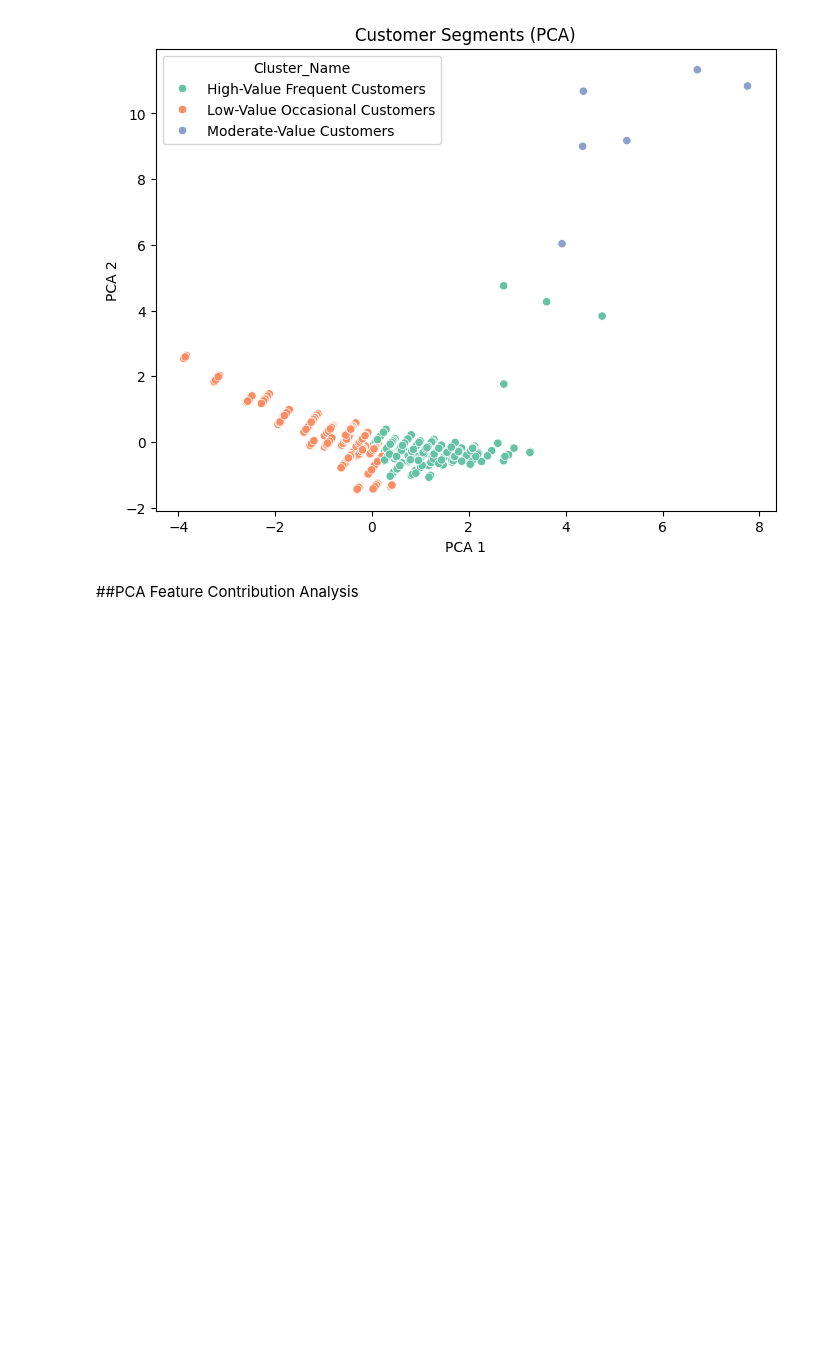
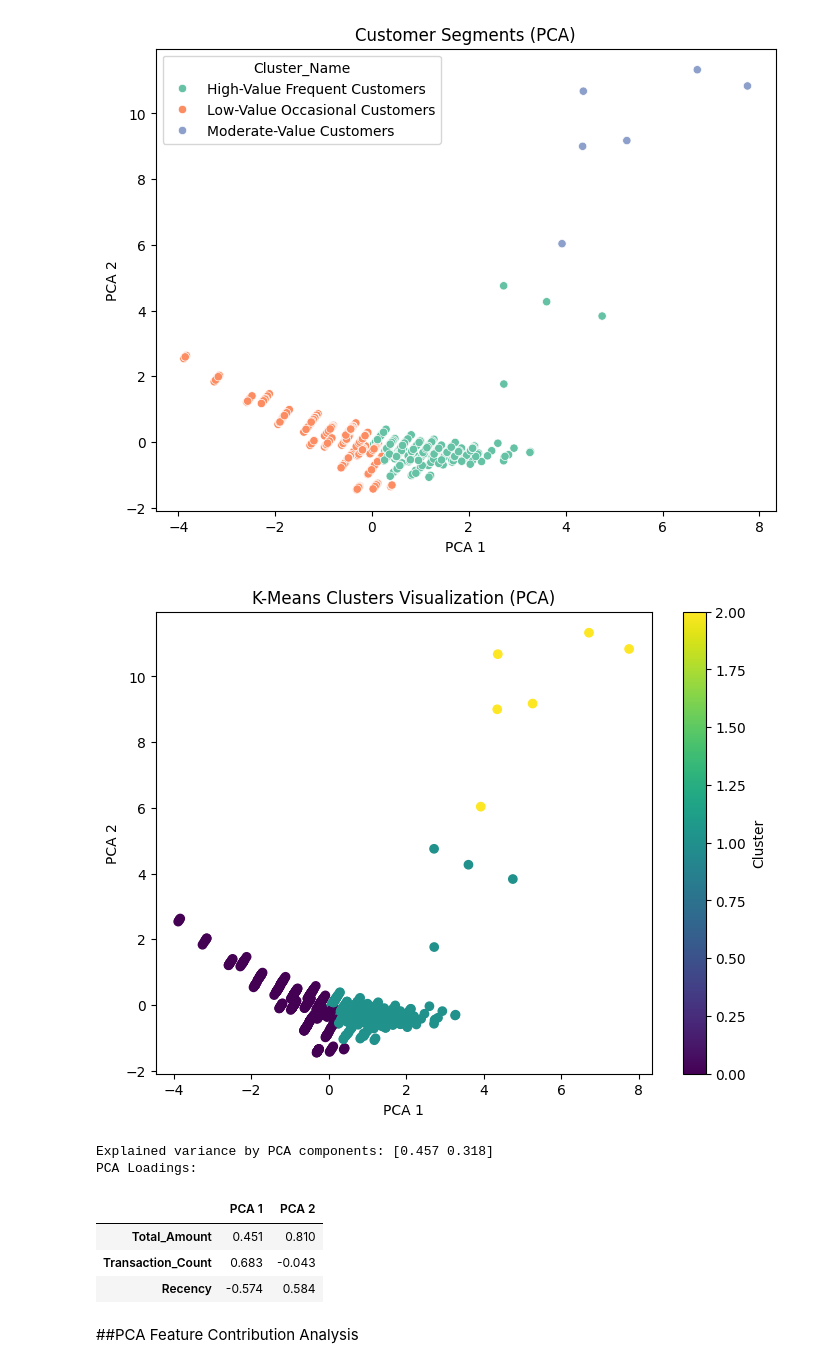
Before and after one commit to naz-picones/MO-IT128-DMP-A3107-Lucero-Picones-Ramos, a Jupyter notebook: Refined MO_IT128_Homework_Project_Clustering_and_Segmentation_BSIT_A3107_Lucero,C_J,_Ramos,_M_G,_Picones,M_N.ipynb, the cells around one changed output. Saved outputs shown, nothing was run; the diff lists cells and outputs as text; code cells hidden in the pictures; blank space fills up the shorter version.

```diff
--- a/Refined MO_IT128_Homework_Project_Clustering_and_Segmentation_BSIT_A3107_Lucero,C_J,_Ramos,_M_G,_Picones,M_N.ipynb
+++ b/Refined MO_IT128_Homework_Project_Clustering_and_Segmentation_BSIT_A3107_Lucero,C_J,_Ramos,_M_G,_Picones,M_N.ipynb
@@ -242,13 +242,10 @@ dtype: int64
 # %% [markdown]
 ##Dimensionality Reduction using PCA
 # %%
-pca = PCA(n_components=2)
-X_pca = pca.fit_transform(X_scaled)
+customer_profile["PCA1"] = coords[:, 0]
+customer_profile["PCA2"] = coords[:, 1]
 
-customer_profile["PCA1"] = X_pca[:, 0]
-customer_profile["PCA2"] = X_pca[:, 1]
-
-plt.figure(figsize=(8, 6))
+plt.figure(figsize=(8,6))
 sns.scatterplot(
     data=customer_profile,
     x="PCA1",
@@ -256,13 +253,44 @@ sns.scatterplot(
     hue="Cluster_Name",
     palette="Set2"
 )
-
 plt.title("Customer Segments (PCA)")
 plt.xlabel("PCA 1")
 plt.ylabel("PCA 2")
 plt.show()
 # %% [output]
 [figure]
+# %%
+"""## PCA Visualization by Cluster Number"""
+
+pca = PCA(n_components=2)
+coords = pca.fit_transform(X_scaled)
+
+plt.figure(figsize=(8,6))
+plt.scatter(coords[:, 0], coords[:, 1], c=customer_profile["Cluster"], cmap='viridis')
+plt.xlabel("PCA 1")
+plt.ylabel("PCA 2")
+plt.title("K-Means Clusters Visualization (PCA)")
+plt.colorbar(label="Cluster")
+plt.show()
+
+print("Explained variance by PCA components:", pca.explained_variance_ratio_.round(3))
+
+loadings = pd.DataFrame(
+    pca.components_.T,
+    index=selected_features,
+    columns=["PCA 1", "PCA 2"]
+)
+
+print("PCA Loadings:")
+display(loadings.round(3))
+# %% [output]
+[figure, added]
+Explained variance by PCA components: [0.457 0.318]
+PCA Loadings:
+|  | PCA 1 | PCA 2 |
+| Total_Amount | 0.451 | 0.810 |
+| Transaction_Count | 0.683 | -0.043 |
+| Recency | -0.574 | 0.584 |
 # %% [markdown]
 ##PCA Feature Contribution Analysis
 # %%
```
